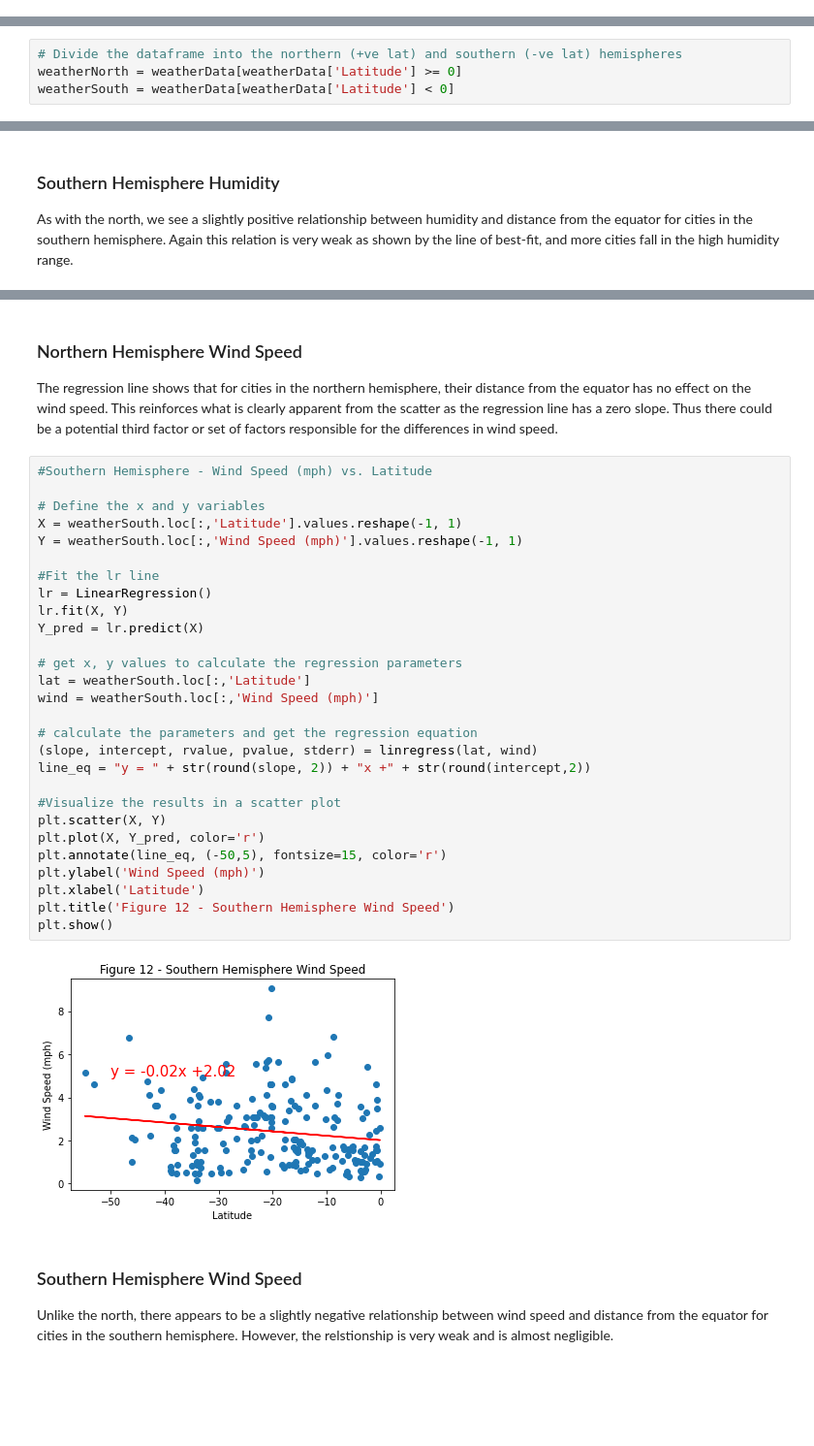
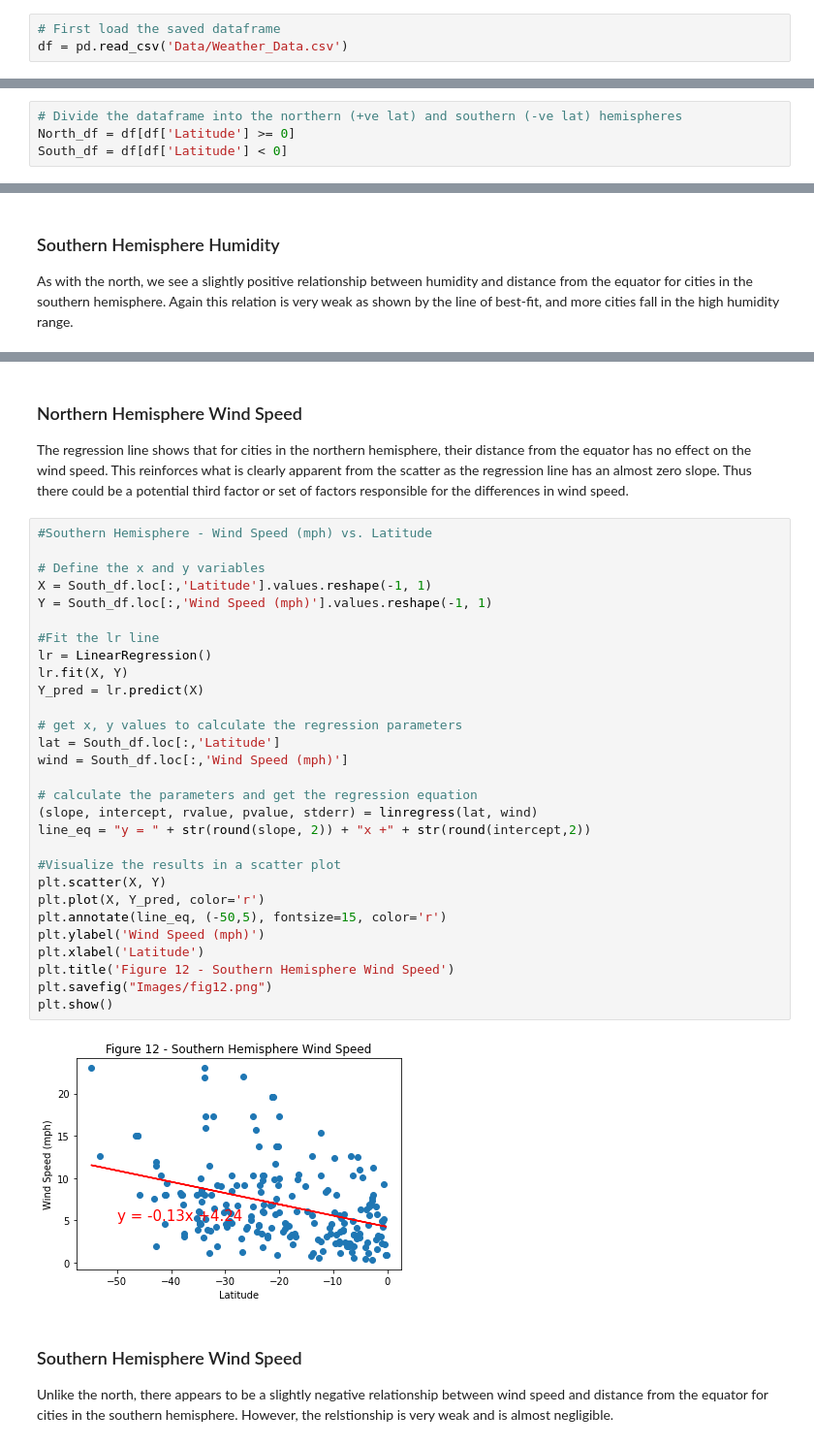
Before and after one commit to yukamara/python-api-challenge, a Jupyter notebook: WeatherPy/WeatherPy.ipynb, the cells around one changed output, grey strips where cells are left out. Shown at 97% size. Drawn from its saved outputs; the diff is of its cells as text; blank space fills up the shorter version.

```diff
--- a/WeatherPy/WeatherPy.ipynb
+++ b/WeatherPy/WeatherPy.ipynb
@@ -270,5 +262,8 @@ dtype: int64
 weatherData.to_csv("Data/Weather_Data.csv")
 # %% [markdown]
 ## Scatter Plots
+# %%
+# First load the saved dataframe
+df = pd.read_csv('Data/Weather_Data.csv')
 # %%
 # 1. Temperature (F) Vs Latitude
@@ -317,7 +312,7 @@ One thing that is clear from the plot is that more cities are clustered between
 # %%
 # Divide the dataframe into the northern (+ve lat) and southern (-ve lat) hemispheres
-weatherNorth = weatherData[weatherData['Latitude'] >= 0]
-weatherSouth = weatherData[weatherData['Latitude'] < 0]
+North_df = df[df['Latitude'] >= 0]
+South_df = df[df['Latitude'] < 0]
 # %%
 #Northern Hemisphere - Temperature (F) vs. Latitude
 
@@ -549,36 +551,37 @@ plt.show()
 # %% [markdown]
 ### Northern Hemisphere Wind Speed
-The regression line shows that for cities in the northern hemisphere, their distance from the equator has no effect on the wind speed. This reinforces what is clearly apparent from the scatter as the regression line has a zero slope. Thus there could be a potential third factor or set of factors responsible for the differences in wind speed.
+The regression line shows that for cities in the northern hemisphere, their distance from the equator has no effect on the wind speed. This reinforces what is clearly apparent from the scatter as the regression line has an almost zero slope. Thus there could be a potential third factor or set of factors responsible for the differences in wind speed.
 # %%
 #Southern Hemisphere - Wind Speed (mph) vs. Latitude
 
 # Define the x and y variables
-X = weatherSouth.loc[:,'Latitude'].values.reshape(-1, 1)
-Y = weatherSouth.loc[:,'Wind Speed (mph)'].values.reshape(-1, 1)
+X = South_df.loc[:,'Latitude'].values.reshape(-1, 1)
+Y = South_df.loc[:,'Wind Speed (mph)'].values.reshape(-1, 1)
 
 #Fit the lr line
 lr = LinearRegression()
 lr.fit(X, Y)
 Y_pred = lr.predict(X)
 
 # get x, y values to calculate the regression parameters
-lat = weatherSouth.loc[:,'Latitude']
-wind = weatherSouth.loc[:,'Wind Speed (mph)']
+lat = South_df.loc[:,'Latitude']
+wind = South_df.loc[:,'Wind Speed (mph)']
 
 # calculate the parameters and get the regression equation
 (slope, intercept, rvalue, pvalue, stderr) = linregress(lat, wind)
 line_eq = "y = " + str(round(slope, 2)) + "x +" + str(round(intercept,2))
 
 #Visualize the results in a scatter plot
 plt.scatter(X, Y)
 plt.plot(X, Y_pred, color='r')
 plt.annotate(line_eq, (-50,5), fontsize=15, color='r')
 plt.ylabel('Wind Speed (mph)')
 plt.xlabel('Latitude')
 plt.title('Figure 12 - Southern Hemisphere Wind Speed')
+plt.savefig("Images/fig12.png")
 plt.show()
 # %% [output]
-[figure, old version]
+[figure, new version]
 # %% [markdown]
 ### Southern Hemisphere Wind Speed
 Unlike the north, there appears to be a slightly negative relationship between wind speed and distance from the equator for cities in the southern hemisphere. However, the relstionship is very weak and is almost negligible.
```
Also changed, not shown: parts of 29 cells of this notebook, 1 other file.
